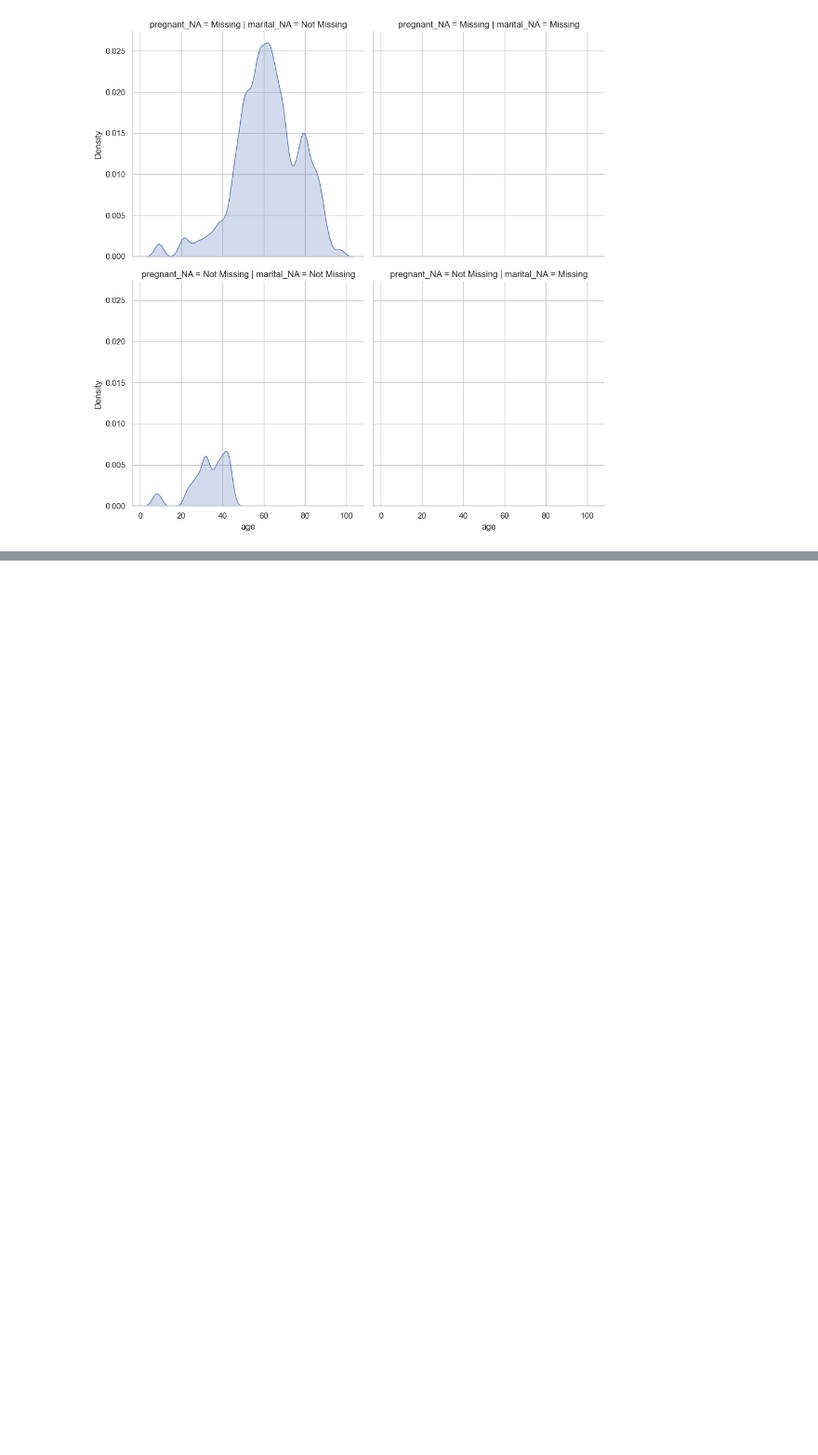
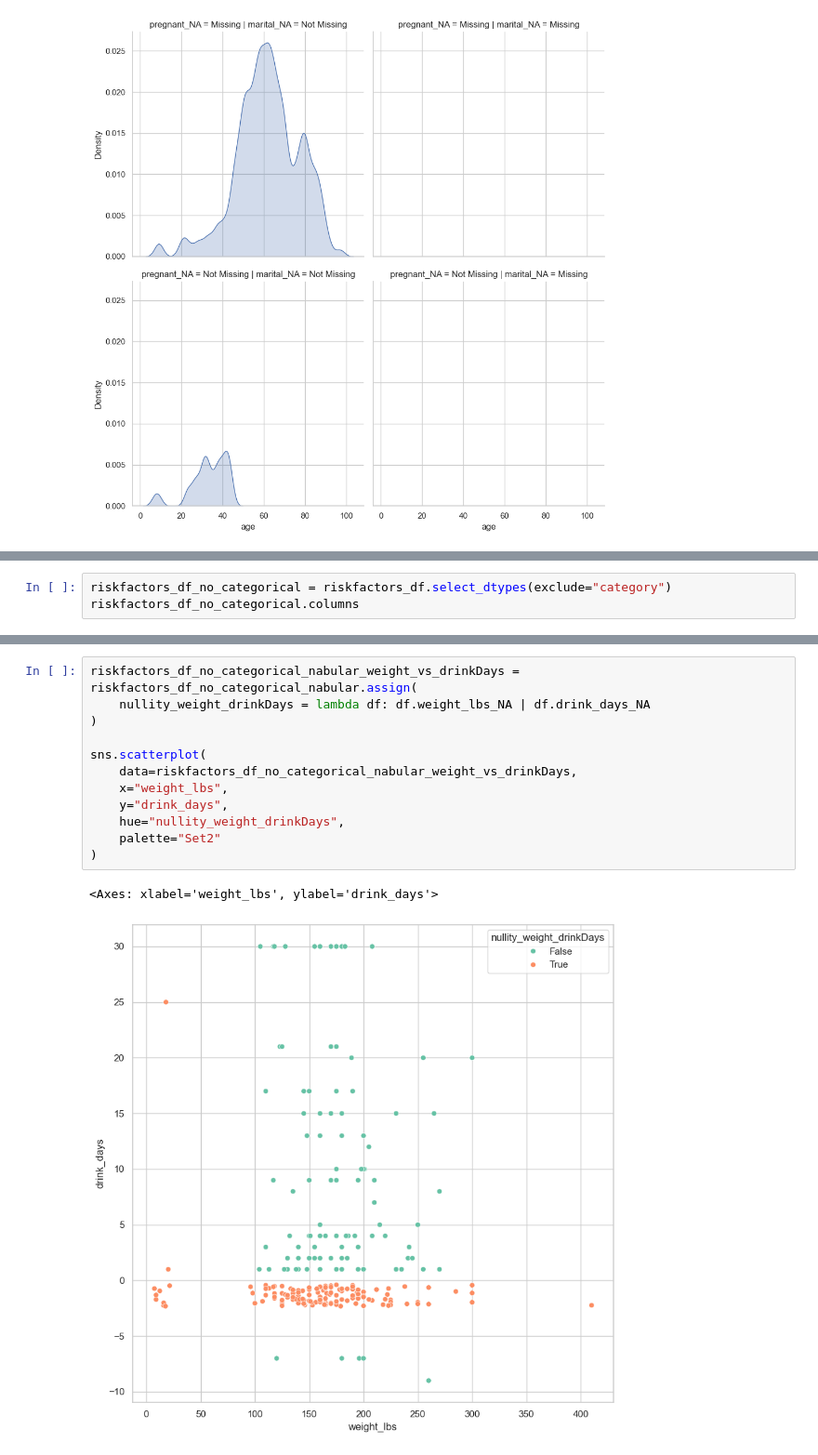
Before and after one commit to PedroRgz/Curso-Manejo-de-datos-faltantes, a Jupyter notebook: Manejo de datos faltantes: Exploración.ipynb, the cells around one changed output, grey strips where cells are left out. Shown at 93% size. Cells and saved outputs as stored; diff of their text form; blank space fills up the shorter version.

```diff
--- a/Manejo de datos faltantes: Exploración.ipynb
+++ b/Manejo de datos faltantes: Exploración.ipynb
@@ -1741,0 +1828,3 @@ sns.displot(
+# %%
+riskfactors_df_no_categorical = riskfactors_df.select_dtypes(exclude="category")
+riskfactors_df_no_categorical.columns
@@ -1741,0 +1961,15 @@ sns.displot(
+# %%
+riskfactors_df_no_categorical_nabular_weight_vs_drinkDays = riskfactors_df_no_categorical_nabular.assign(
+    nullity_weight_drinkDays = lambda df: df.weight_lbs_NA | df.drink_days_NA
+)
+
+sns.scatterplot(
+    data=riskfactors_df_no_categorical_nabular_weight_vs_drinkDays,
+    x="weight_lbs",
+    y="drink_days",
+    hue="nullity_weight_drinkDays",
+    palette="Set2"
+)
+# %% [output]
+<Axes: xlabel='weight_lbs', ylabel='drink_days'>
+[figure, added]
```
Also changed, not shown: parts of 13 cells of this notebook.
